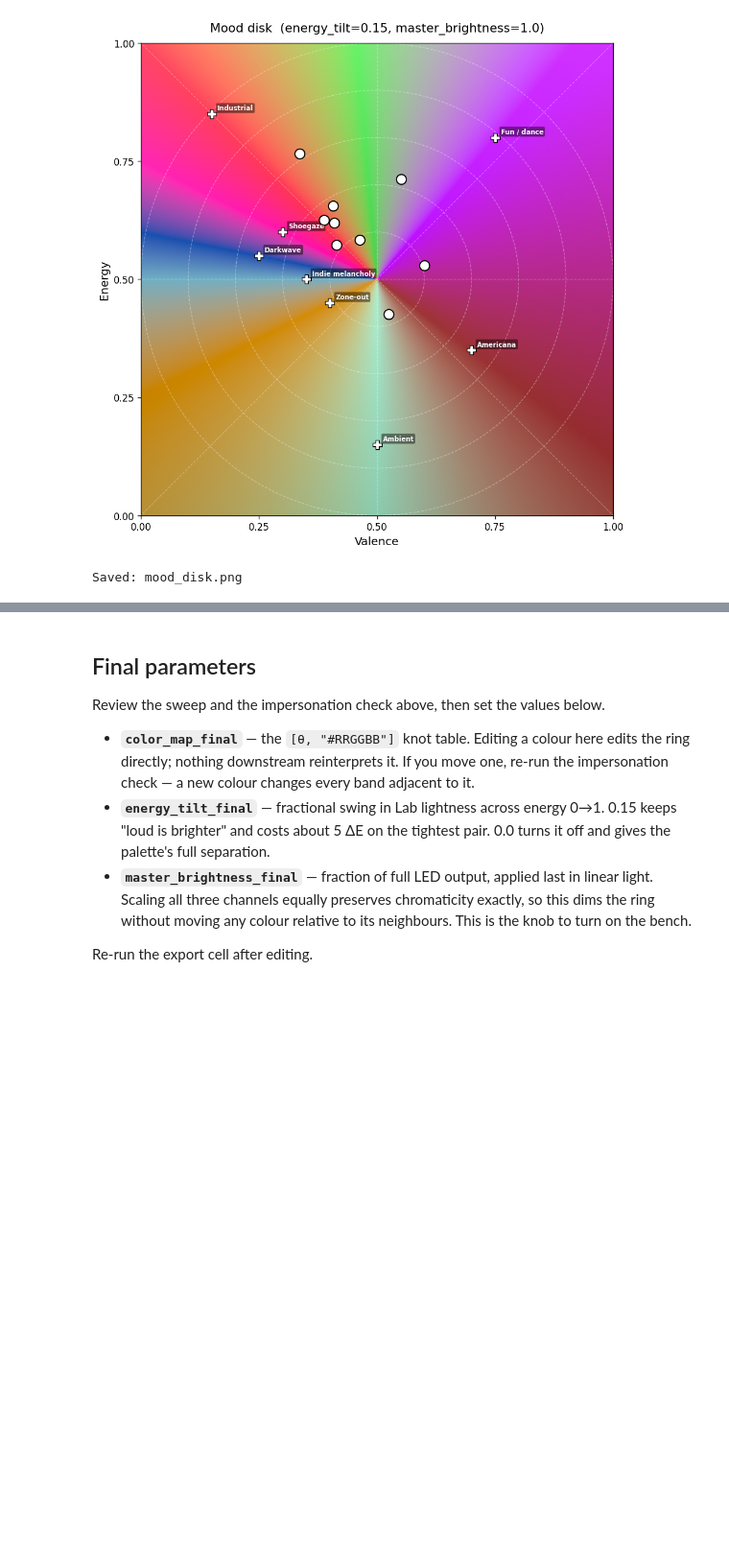
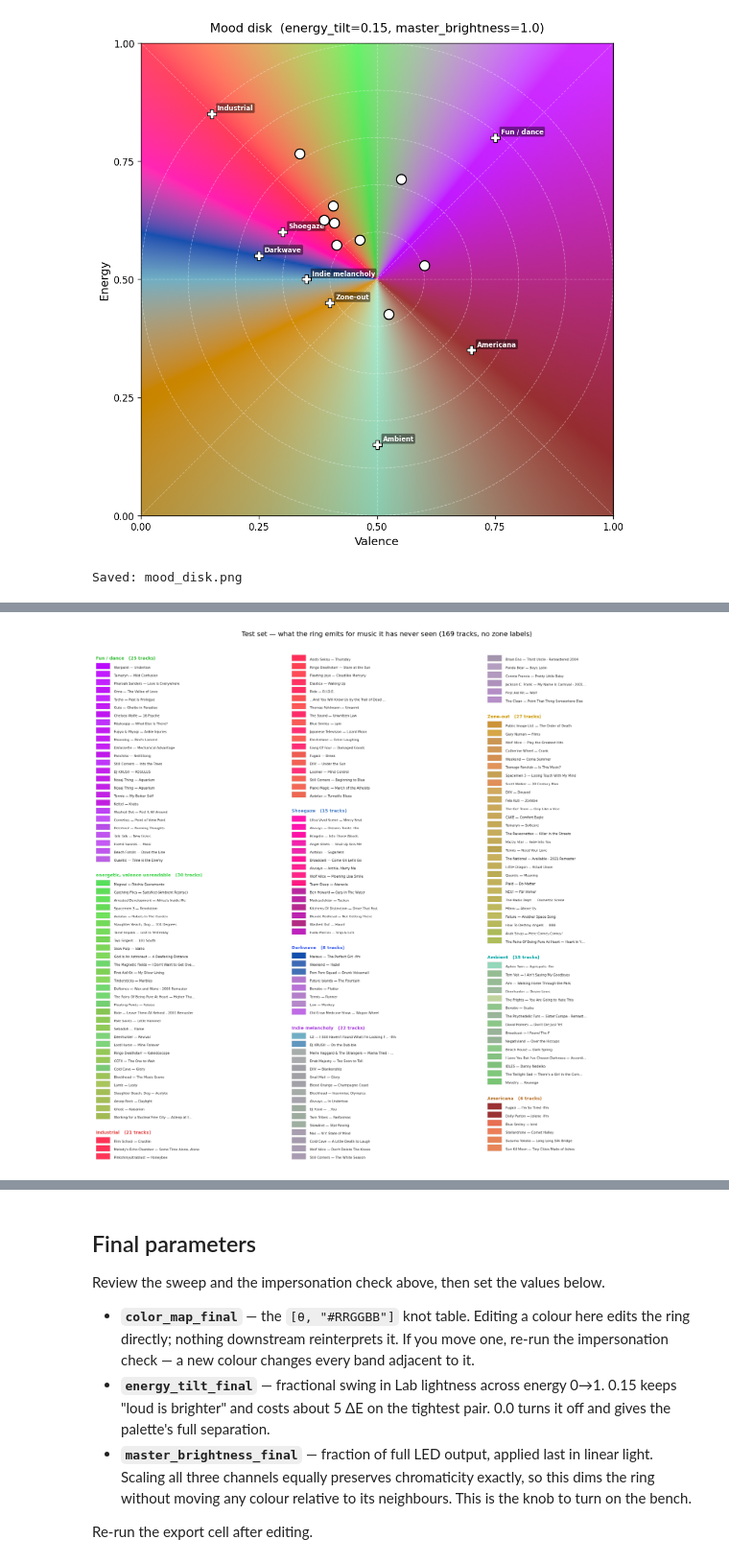
Before and after one commit to elephantgerald/musical.mood.ring, a Jupyter notebook: src/mood-model/m0_calibration.ipynb, the cells around one changed output, grey strips where cells are left out. Shown at 96% size. Drawn from its saved outputs; the diff is of its cells as text; code cells hidden in the pictures; blank space fills up the shorter version.

```diff
--- a/src/mood-model/m0_calibration.ipynb
+++ b/src/mood-model/m0_calibration.ipynb
@@ -737,0 +789,100 @@ Saved: mood_disk.png
+# %%
+# ── Plot 6: test-set swatches ──────────────────────────────────────────────
+
+test_tracks = []
+for g_path in sorted(gestalt_dir.glob("*.json")):
+    g = json.loads(g_path.read_text())
+    if g.get("split") != "test":
+        continue
+    m_path = mem_dir / g_path.name
+    if not m_path.exists():
+        continue
+    meta = g.get("metadata", {})
+    for tid, entry in json.loads(m_path.read_text()).items():
+        info = meta.get(tid, {})
+        rgb  = mood_rgb(entry["valence"], entry["energy"])
+        near = min((delta_e(rgb, hex_rgb(KNOT_HEX[k])), k) for k in KNOT_THETA)
+        # fetch_metadata.py scrapes the Spotify web player, so names arrive
+        # HTML-escaped: "Bird&#x27;s Lament", "Fujiya &amp; Miyagi".
+        test_tracks.append({
+            "artist": html.unescape(info.get("artist", "?")),
+            "track":  html.unescape(info.get("track", tid)),
+            "theta":  theta_deg(entry["valence"], entry["energy"]),
+            "rgb":    rgb,
+            "knot":   near[1],
+            "dE":     near[0],
+            "source": entry["source"],
+        })
+
+test_tracks.sort(key=lambda t: (KNOT_THETA.index(t["knot"]), t["dE"]))
+by_knot = {}
+for t in test_tracks:
+    by_knot.setdefault(t["knot"], []).append(t)
+
+# ── Flow into rows, then deal the rows into columns ───────────────────────
+rows = []
+for k in KNOT_THETA:
+    if k not in by_knot:
+        continue
+    rows.append(("header", "{}   ({} tracks)".format(knot_label(k), len(by_knot[k])), k))
+    for t in by_knot[k]:
+        rows.append(("track", t, None))
+    rows.append(("gap", None, None))
+
+NCOL   = 3
+percol = math.ceil(len(rows) / NCOL)
+cols   = [rows[i * percol:(i + 1) * percol] for i in range(NCOL)]
+
+fig, axes = plt.subplots(1, NCOL, figsize=(16, max(4, percol * 0.23)))
+fig.suptitle("Test set — what the ring emits for music it has never seen "
+             "({} tracks, no zone labels)".format(len(test_tracks)),
+             fontsize=13, y=0.995)
+
+def clip(s, n):
+    return s if len(s) <= n else s[:n - 1] + "…"
+
+for ax, col in zip(axes, cols):
+    ax.set_xlim(0, 1)
+    ax.set_ylim(len(col), 0)
+    ax.axis("off")
+    for y, (kind, payload, knot) in enumerate(col):
+        if kind == "header":
+            ax.text(0.0, y + 0.72, payload, fontsize=8.5, fontweight="bold",
+                    color=knot_color(knot) if knot in KNOT_HEX else "#333333")
+        elif kind == "track":
+            t = payload
+            ax.add_patch(plt.Rectangle((0.0, y + 0.12), 0.075, 0.76,
+                                       color=[c / 255 for c in t["rgb"]],
+                                       ec="#dddddd", lw=0.4))
+            mark = "" if t["source"] == "ab" else " ·lfm"
+            ax.text(0.095, y + 0.70,
+                    clip("{} — {}".format(t["artist"], t["track"]), 46) + mark,
+                    fontsize=6.4, color="#222222", va="center")
+
+plt.tight_layout(rect=[0, 0, 1, 0.985])
+plt.savefig("test_set_swatches.png", dpi=150, bbox_inches="tight")
+plt.show()
+print("Saved: test_set_swatches.png")
+
+# ── Where the test set lands ──────────────────────────────────────────────
+print()
+print("Test set by nearest knot:")
+print("  {:<32} {:>6}  {:>7}  {}".format("knot", "tracks", "med dE", "share"))
+print("  " + "-" * 62)
+for k in KNOT_THETA:
+    group = by_knot.get(k, [])
+    if not group:
+        print("  {:<32} {:>6}  {:>7}  {}".format(knot_label(k), 0, "—", ""))
+        continue
+    med = sorted(t["dE"] for t in group)[len(group) // 2]
+    bar = "#" * int(40 * len(group) / len(test_tracks))
+    print("  {:<32} {:>6}  {:>7.1f}  {}".format(
+        knot_label(k), len(group), med, bar))
+
+_far = [t for t in test_tracks if t["dE"] > 25]
+print()
+print("  {} of {} tracks sit more than dE 25 from every knot — i.e. deep in an"
+      .format(len(_far), len(test_tracks)))
+print("  interpolated band rather than near a named colour.")
+# %% [output]
+[figure, added]
```
Also changed, not shown: parts of 4 cells of this notebook.
